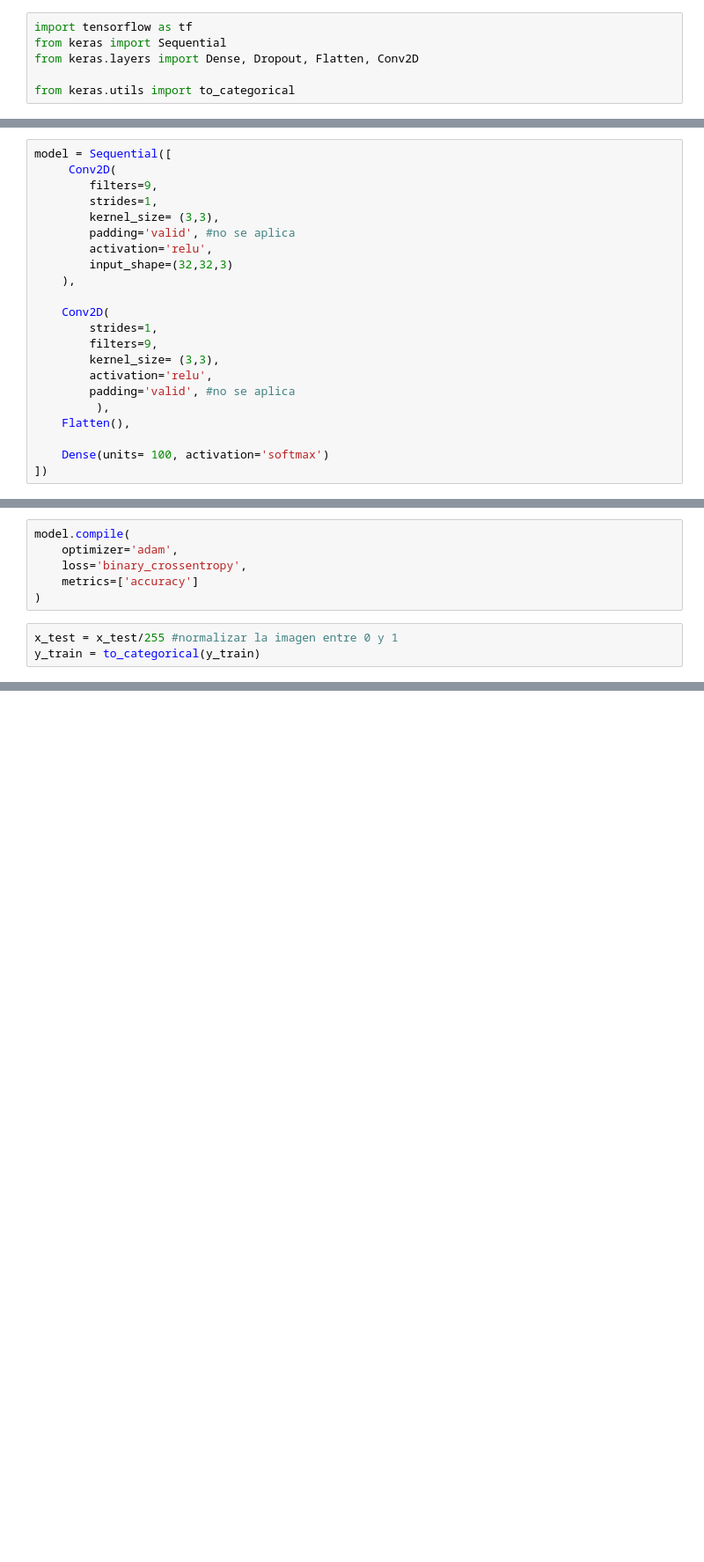
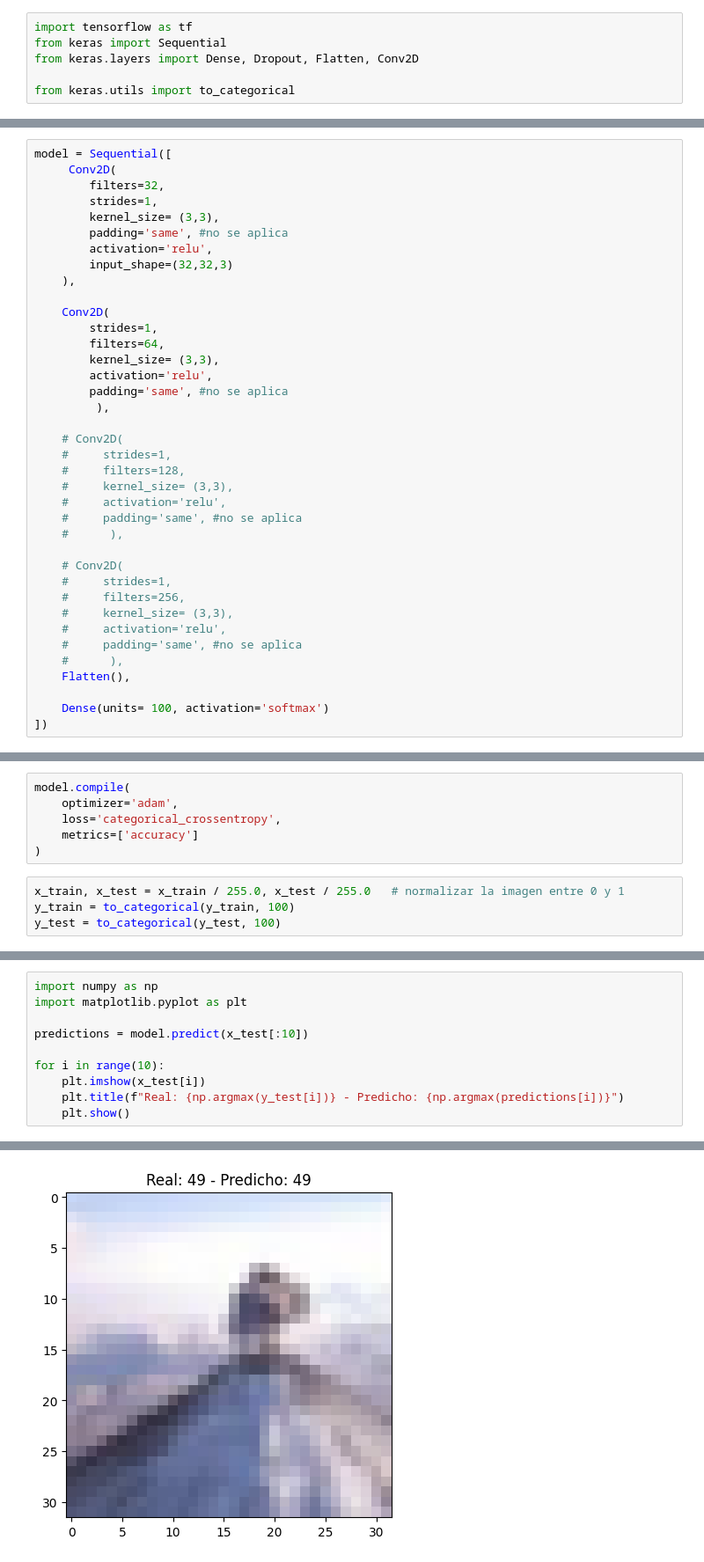
Before and after one commit to XTEP63/Deep-Learning, a Jupyter notebook: CIFAR.ipynb, the cells around one changed output, grey strips where cells are left out. Shown at 88% size. Saved outputs shown, nothing was run; the diff lists cells and outputs as text; blank space fills up the shorter version.

```diff
--- a/CIFAR.ipynb
+++ b/CIFAR.ipynb
@@ -16,21 +13,37 @@ Downloading data from https://www.cs.toronto.edu/~kriz/cifar-100-python.tar.gz
 # %%
 model = Sequential([
      Conv2D(
-        filters=9,
+        filters=32,
         strides=1,
         kernel_size= (3,3),
-        padding='valid', #no se aplica
+        padding='same', #no se aplica
         activation='relu',
         input_shape=(32,32,3)
     ),
 
     Conv2D(
         strides=1,
-        filters=9,
+        filters=64,
         kernel_size= (3,3),
         activation='relu',
-        padding='valid', #no se aplica
+        padding='same', #no se aplica
          ),
+
+    # Conv2D(
+    #     strides=1,
+    #     filters=128,
+    #     kernel_size= (3,3),
+    #     activation='relu',
+    #     padding='same', #no se aplica
+    #      ),
+
+    # Conv2D(
+    #     strides=1,
+    #     filters=256,
+    #     kernel_size= (3,3),
+    #     activation='relu',
+    #     padding='same', #no se aplica
+    #      ),
     Flatten(),
 
     Dense(units= 100, activation='softmax')
@@ -56,12 +73,13 @@ Model: "sequential"
 # %%
 model.compile(
     optimizer='adam',
-    loss='binary_crossentropy',
+    loss='categorical_crossentropy',
     metrics=['accuracy']
 )
 # %%
-x_test = x_test/255 #normalizar la imagen entre 0 y 1
-y_train = to_categorical(y_train)
+x_train, x_test = x_train / 255.0, x_test / 255.0   # normalizar la imagen entre 0 y 1
+y_train = to_categorical(y_train, 100)
+y_test = to_categorical(y_test, 100)
 # %%
 model.fit(x_train, y_train, epochs=5, validation_split=0.10)
 # %% [output]
@@ -78,0 +95,11 @@ Epoch 5/5
+# %%
+import numpy as np
+import matplotlib.pyplot as plt
+
+predictions = model.predict(x_test[:10])
+
+for i in range(10):
+    plt.imshow(x_test[i])
+    plt.title(f"Real: {np.argmax(y_test[i])} - Predicho: {np.argmax(predictions[i])}")
+    plt.show()
+# %% [output]
@@ -78,0 +107 @@ Epoch 5/5
+[figure, added]
```
Also changed, not shown: parts of 5 cells of this notebook.
